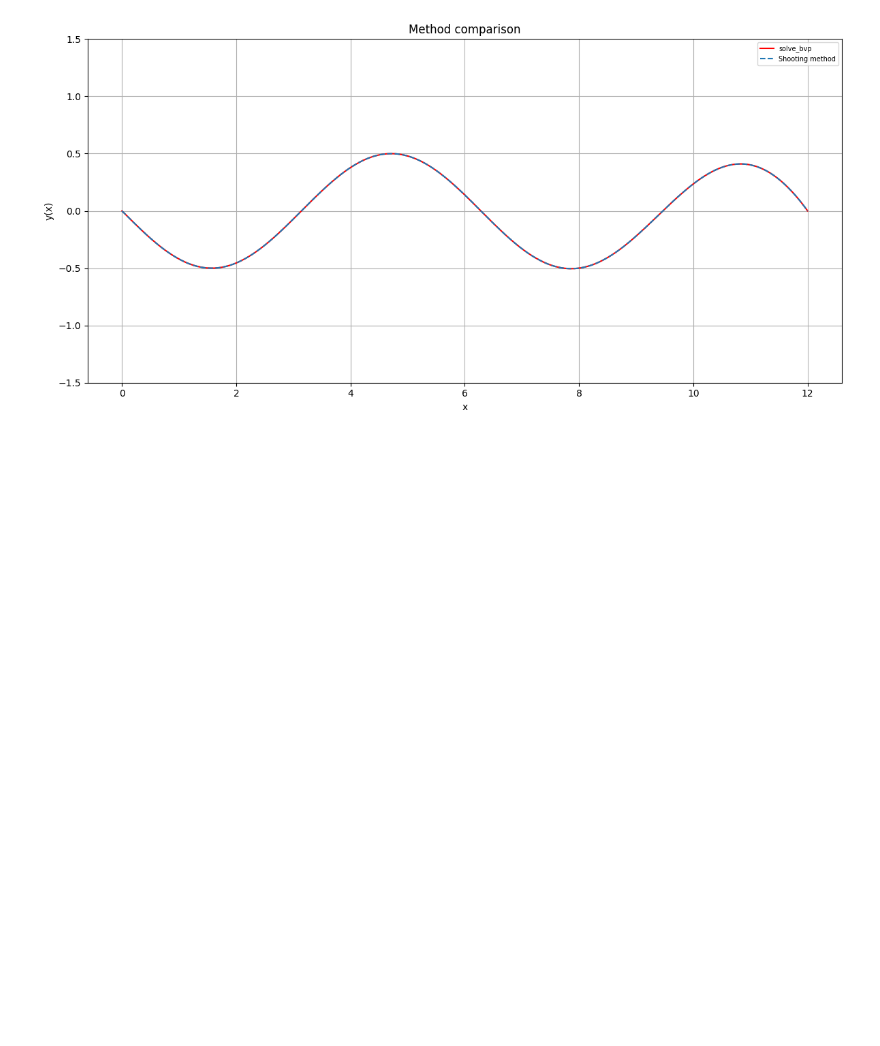
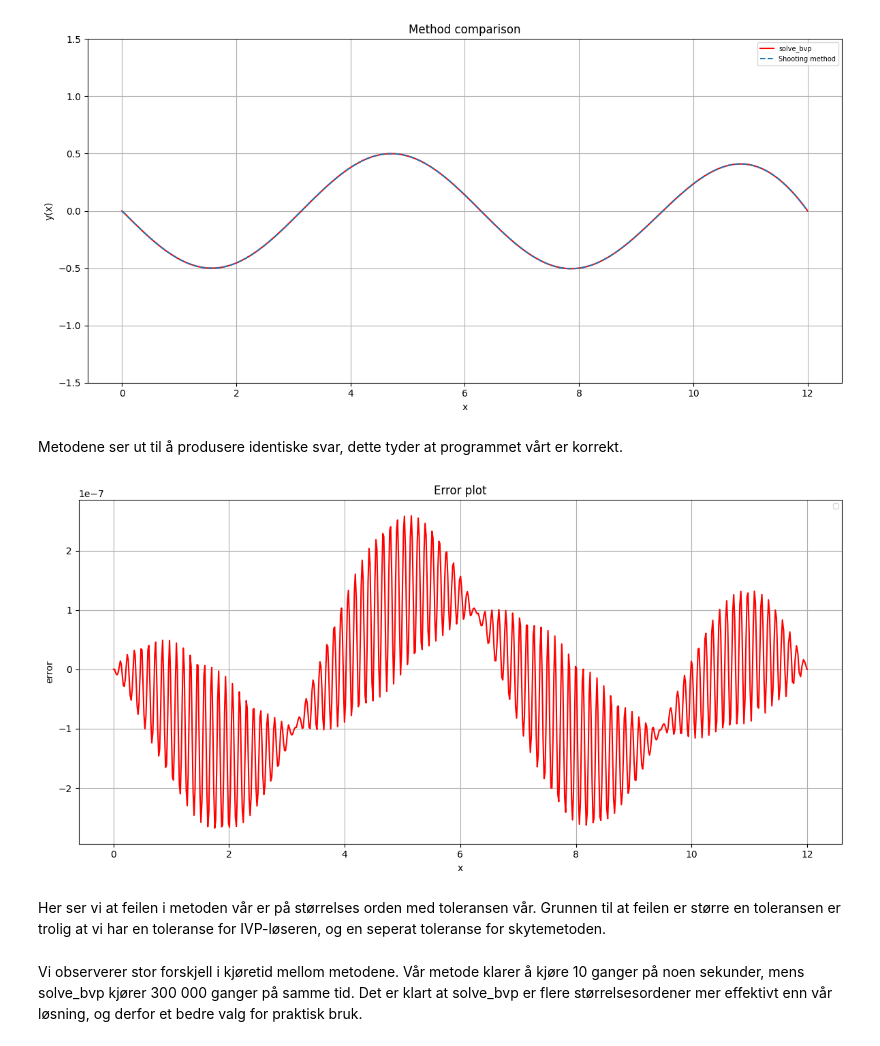
Before and after one commit to KristofferEide06/usadel-bvp-solvers, a Jupyter notebook: temp/jenskrøll_superlocked.ipynb, the cells around one changed output. Saved outputs shown, nothing was run; the diff lists cells and outputs as text; code cells hidden in the pictures; blank space fills up the shorter version.

```diff
--- a/temp/jenskrøll_superlocked.ipynb
+++ b/temp/jenskrøll_superlocked.ipynb
@@ -534,7 +548,7 @@ def diff_system_2_plain(x:float, y:float) -> npt.NDArray[np.float64]:
     """
     return np.array([y[1], y[0] + np.sin(x)])
 
-s_list, x_arrays, y_arrays =shooting_method_2(params,np.array([-1.0,0.0]),10**-5)
+s_list, x_arrays, y_arrays =shooting_method_2(params,np.array([-1.0,0.0]),10**-7)
 def bc_2(y_a:float,y_b:float) -> npt.NDArray[np.float64]:
     """defines the boundary conditions for solve_bvp.
 
@@ -562,3 +576,18 @@ ax.legend(fontsize=7)
 plt.tight_layout()
 # %% [output]
 [figure]
+# %% [markdown]
+Metodene ser ut til å produsere identiske svar, dette tyder at programmet vårt er korrekt.
+# %%
+fig, ax = plt.subplots(figsize=(12, 6))
+plot_solution(ax, x_arrays[-1], y_arrays[-1][:,0] - Y_sol[0], color="red")
+ax.set_xlabel("x")
+ax.set_ylabel("error")
+ax.set_title("Error plot")
+ax.grid(True)
+ax.legend(fontsize=7)
+plt.tight_layout()
+# %% [output]
+[figure, added]
+# %% [markdown]
+Her ser vi at feilen i metoden vår er på størrelses orden med toleransen vår. Grunnen til at feilen er større en toleransen er trolig at vi har en toleranse for IVP-løseren, og en seperat toleranse for skytemetoden.
@@ -564,0 +600,2 @@ plt.tight_layout()
+# %% [markdown]
+Vi observerer stor forskjell i kjøretid mellom metodene. Vår metode klarer å kjøre 10 ganger på noen sekunder, mens solve_bvp kjører 300 000 ganger på samme tid. Det er klart at solve_bvp er flere størrelsesordener mer effektivt enn vår løsning, og derfor et bedre valg for praktisk bruk.
```
Also changed, not shown: parts of 9 cells of this notebook.
